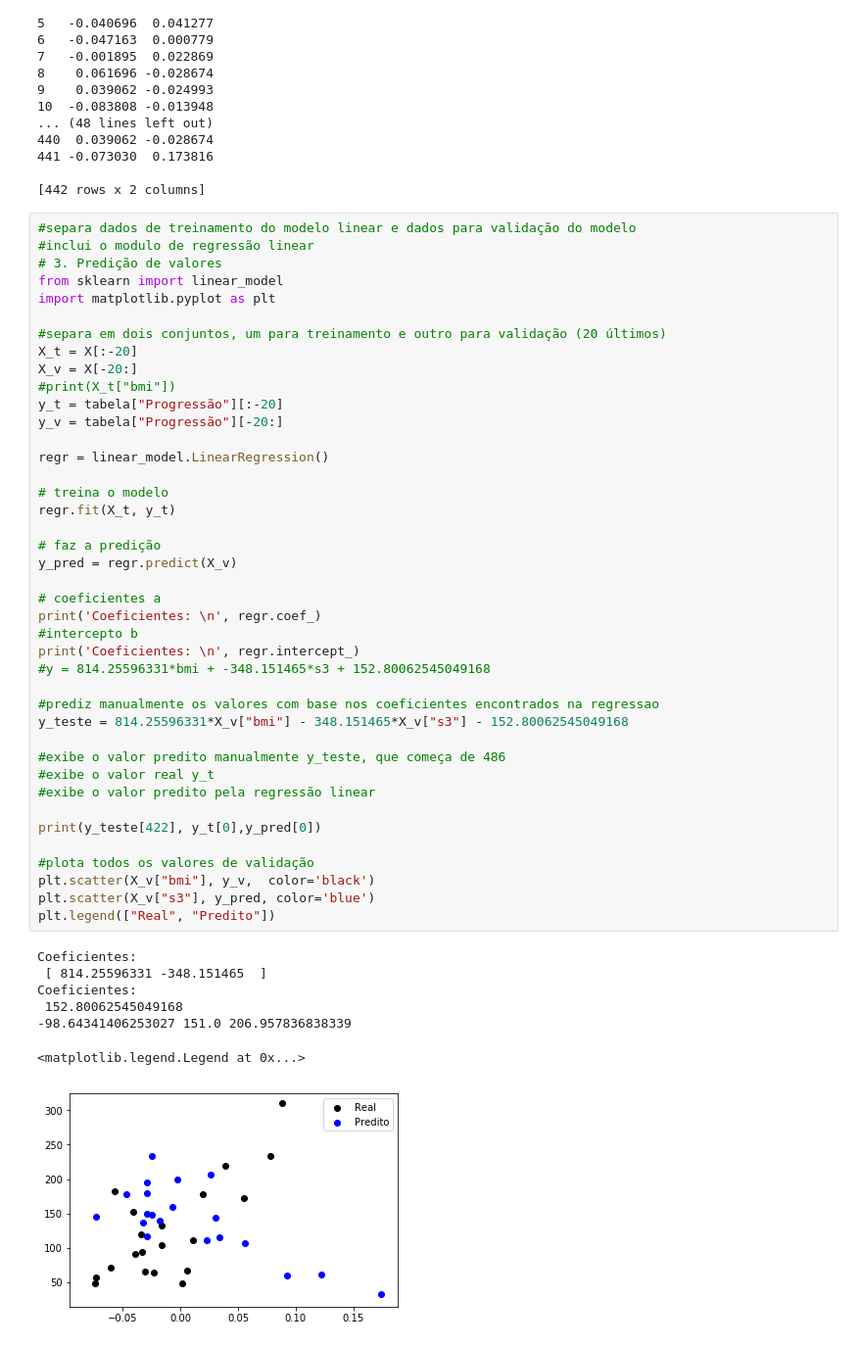
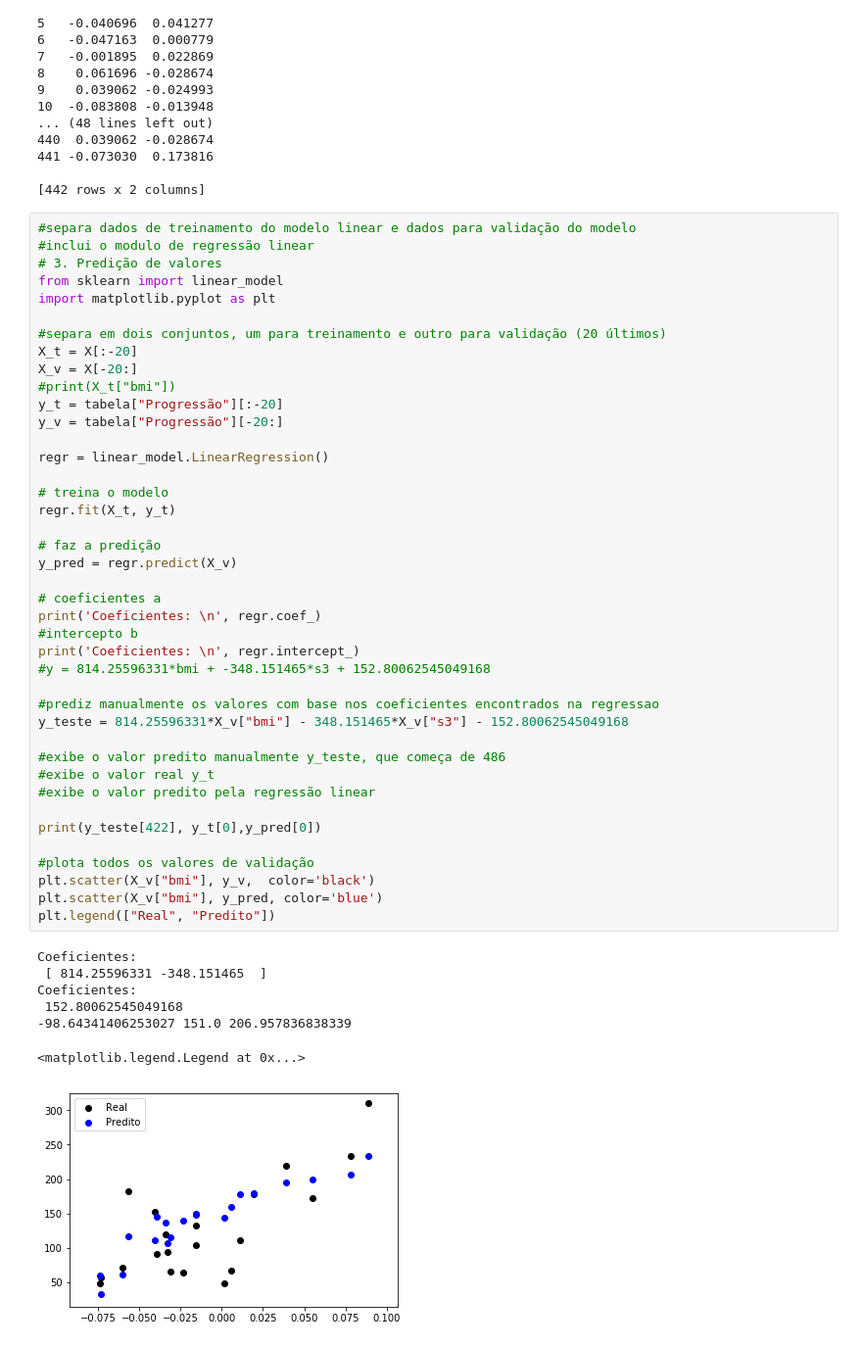
Before and after one commit to IarahAlmeida/topicosIC, a Jupyter notebook: diabetes.ipynb, the cells around one changed output. Shown at 98% size. Drawn from its saved outputs; the diff is of its cells as text.

```diff
--- a/diabetes.ipynb
+++ b/diabetes.ipynb
@@ -202,32 +202,32 @@ regr = linear_model.LinearRegression()
 regr.fit(X_t, y_t)
 
 # faz a predição
 y_pred = regr.predict(X_v)
 
 # coeficientes a
 print('Coeficientes: \n', regr.coef_)
 #intercepto b
 print('Coeficientes: \n', regr.intercept_)
 #y = 814.25596331*bmi + -348.151465*s3 + 152.80062545049168
 
 #prediz manualmente os valores com base nos coeficientes encontrados na regressao
 y_teste = 814.25596331*X_v["bmi"] - 348.151465*X_v["s3"] - 152.80062545049168
 
 #exibe o valor predito manualmente y_teste, que começa de 486
 #exibe o valor real y_t
 #exibe o valor predito pela regressão linear
 
 print(y_teste[422], y_t[0],y_pred[0])
 
 #plota todos os valores de validação
 plt.scatter(X_v["bmi"], y_v,  color='black')
-plt.scatter(X_v["s3"], y_pred, color='blue')
+plt.scatter(X_v["bmi"], y_pred, color='blue')
 plt.legend(["Real", "Predito"])
 # %% [output]
 Coeficientes:
  [ 814.25596331 -348.151465  ]
 Coeficientes:
  152.80062545049168
 -98.64341406253027 151.0 206.957836838339
 <matplotlib.legend.Legend at 0x...>
-[figure, old version]
+[figure, new version]
```
Also changed, not shown: parts of 10 cells of this notebook.
